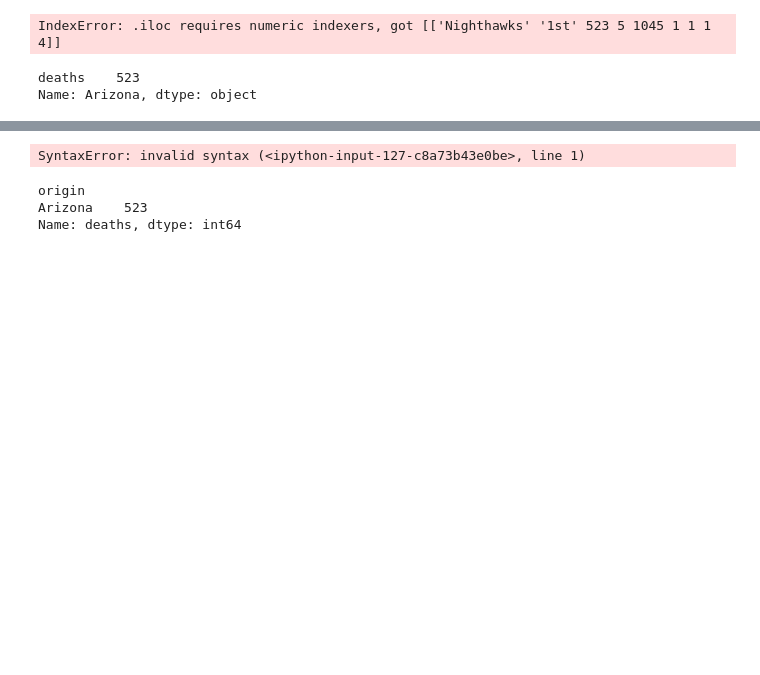
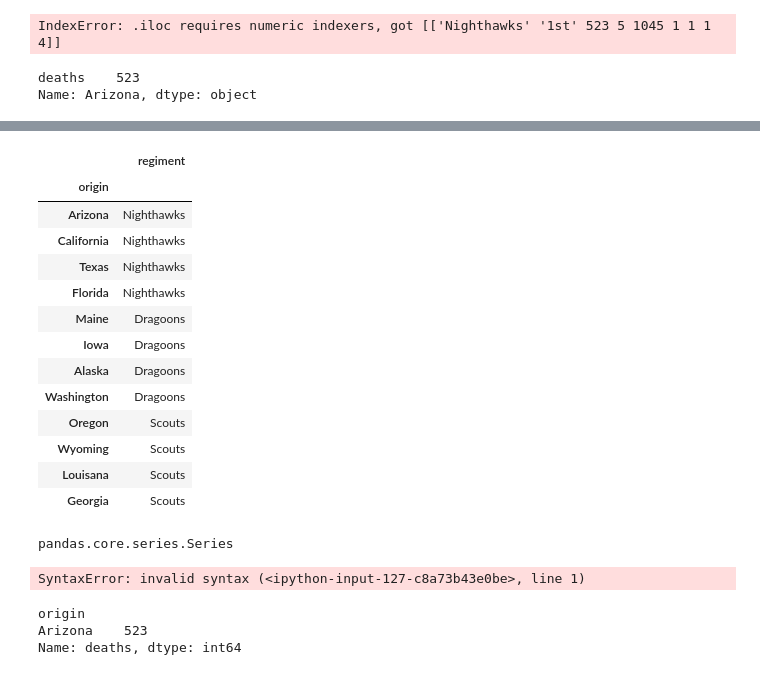
Before and after one commit to martgn/pandas_exercises, a Jupyter notebook: 02_Filtering_&_Sorting/Fictional Army/Exercise.ipynb, the cells around one changed output, grey strips where cells are left out. Saved outputs shown, nothing was run; the diff lists cells and outputs as text; code cells hidden in the pictures; blank space fills up the shorter version.

```diff
--- a/02_Filtering_&_Sorting/Fictional Army/Exercise.ipynb
+++ b/02_Filtering_&_Sorting/Fictional Army/Exercise.ipynb
@@ -307,3 +377,24 @@ Name: Arizona, dtype: object
+# %%
+df_army[['regiment']]
+# %% [output]
+|  | regiment |
+| origin |  |
+| Arizona | Nighthawks |
+| California | Nighthawks |
+| Texas | Nighthawks |
+| Florida | Nighthawks |
+| Maine | Dragoons |
+| Iowa | Dragoons |
+| Alaska | Dragoons |
+| Washington | Dragoons |
+| Oregon | Scouts |
+| Wyoming | Scouts |
+| Louisana | Scouts |
+| Georgia | Scouts |
+# %%
+type(arizona)
+# %% [output]
+pandas.core.series.Series
 # %%
 df_army.loc['Arizona'].iloc[[:, 2]]
 # %% [output]
```
Also changed, not shown: parts of 9 cells of this notebook, 3 other files.
